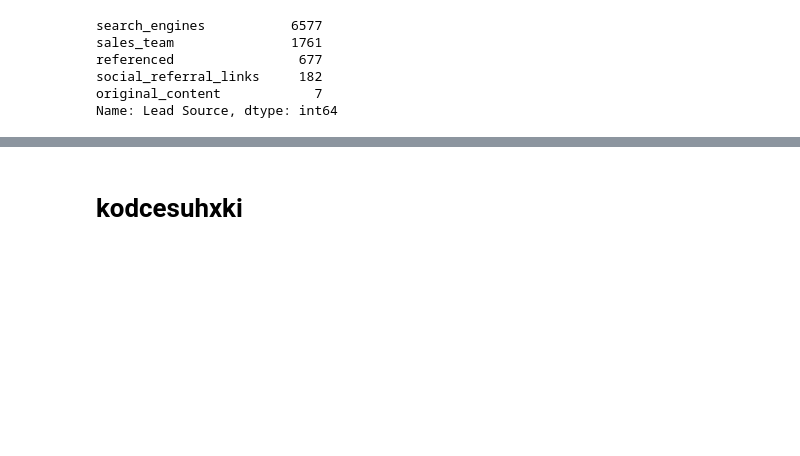
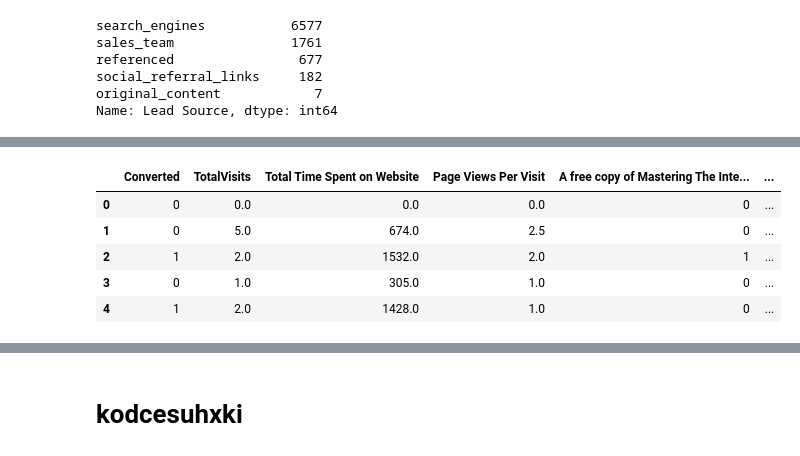
Before and after one commit to prabhanshu11/Clustering-Case-Study, a Jupyter notebook: main.ipynb, the cells around one changed output, grey strips where cells are left out. Cells and saved outputs as stored; diff of their text form; code cells hidden in the pictures; blank space fills up the shorter version.

```diff
--- a/main.ipynb
+++ b/main.ipynb
@@ -299,0 +334,11 @@ Name: Lead Source, dtype: int64
+# %%
+cols = ['Lead Origin', 'Lead Source', 'Country', 'What is your current occupation']
+df_dummy = pd.get_dummies(data=df_filtered, columns=cols, drop_first=True)
+df_dummy.head()
+# %% [output]
+|  | Converted | TotalVisits | Total Time Spent on Website | Page Views Per Visit | A free copy of Mastering The Inte... | ... |
+| 0 | 0 | 0.0 | 0.0 | 0.0 | 0 | ... |
+| 1 | 0 | 5.0 | 674.0 | 2.5 | 0 | ... |
+| 2 | 1 | 2.0 | 1532.0 | 2.0 | 1 | ... |
+| 3 | 0 | 1.0 | 305.0 | 1.0 | 0 | ... |
+| 4 | 1 | 2.0 | 1428.0 | 1.0 | 0 | ... |
```
Also changed, not shown: parts of 36 cells of this notebook.
